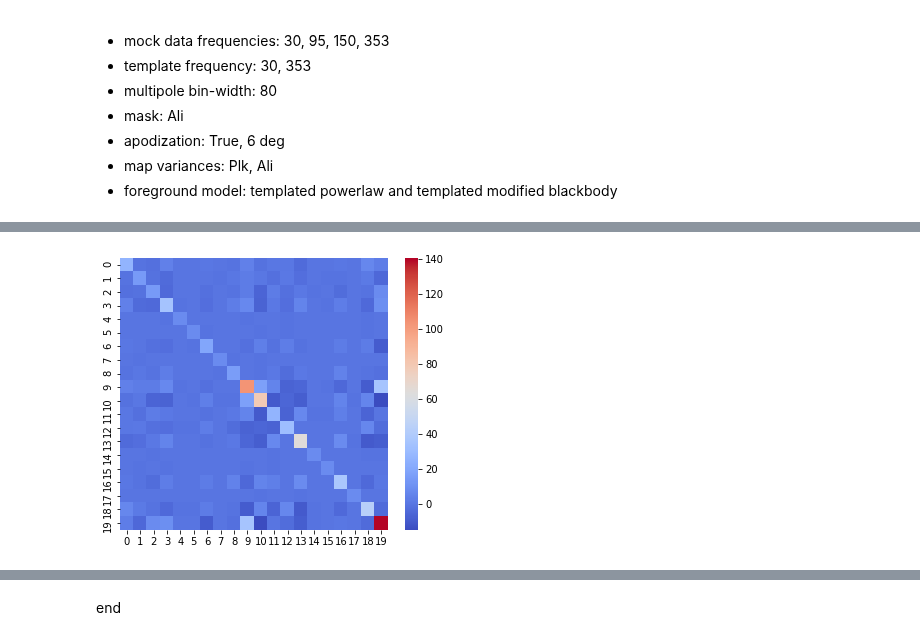
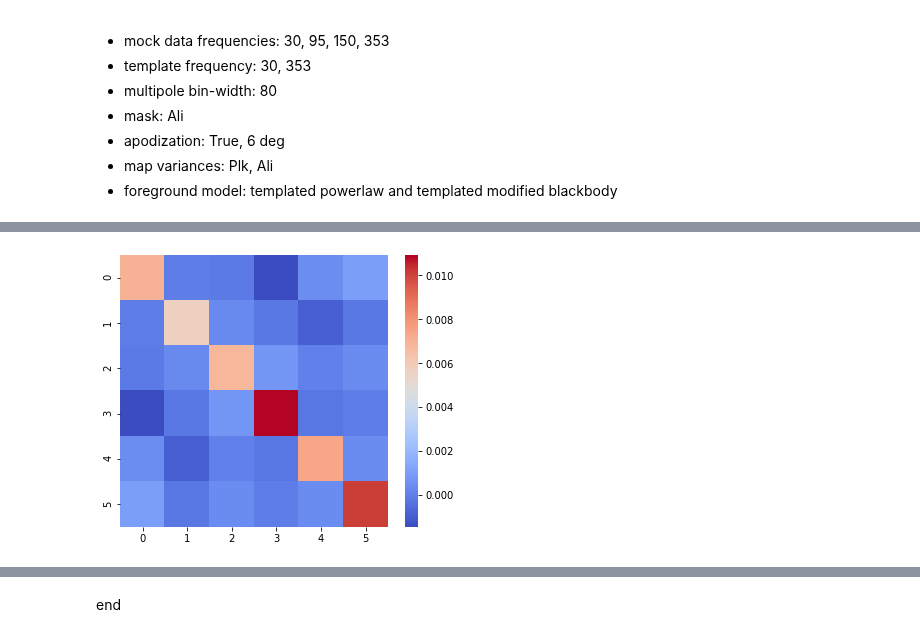
Before and after one commit to gioacchinowang/afra, a Jupyter notebook: tutorials/tutorial07.ipynb, the cells around one changed output, grey strips where cells are left out. Cells and saved outputs as stored; diff of their text form; code cells hidden in the pictures.

```diff
--- a/tutorials/tutorial07.ipynb
+++ b/tutorials/tutorial07.ipynb
@@ -184,47 +173,41 @@ Wall time: 2min 18s
 # %%
 %%time
 
-FREQS = [95.,150.,353.]
+FREQS = [95.,150.]
 NMAP = 1
 RESAMP = 30
 APOSCALE = 6.
 PSBIN = 80
 
 fullmap = dict()
-fullmap[353] = map353[0].reshape(1,-1)
 fullmap[95] = map95[0].reshape(1,-1)
 fullmap[150] = map150[0].reshape(1,-1)
 
 fullvar = dict()
-fullvar[353] = vmap353[0].reshape(1,-1)
 fullvar[95] = vmap95[0].reshape(1,-1)
 fullvar[150] = vmap150[0].reshape(1,-1)
 
 fullbeam = dict()
-fullbeam[353] = fwhm[3]
 fullbeam[95] = fwhm[1]
 fullbeam[150] = fwhm[2]
 
-pipeline = ap.tpfpipe(fullmap,mask=mask.reshape(1,-1),variances=fullvar,fwhms=fullbeam)
+pipeline = af.tpfpipe(fullmap,mask=mask.reshape(1,-1),variances=fullvar,fwhms=fullbeam)
 mock_cov = pipeline.preprocess_simple(aposcale=APOSCALE,psbin=PSBIN,nsamp=RESAMP)[1]
 
 fig,ax = plt.subplots(figsize=(6,5))
 sns.heatmap(mock_cov,cmap='coolwarm',annot=False,ax=ax)
 
 tmpmap = dict()
-tmpmap[353] = map353[0].reshape(1,-1)
-
-tmpmap_fwhms = dict()
-tmpmap_fwhms[353] = fwhm[-1]
+tmpmap[353] = map353f[0].reshape(1,-1)
 
 d = dustmodel(freqs=FREQS,nmap=NMAP,mask=mask.reshape(1,-1),aposcale=APOSCALE,psbin=PSBIN,
-              templates=tmpmap,template_fwhms=tmpmap_fwhms)
+              templates=tmpmap,template_fwhms=None)
 d.reset({'beta_d':1.5})
 
 b = cmbmodel(freqs=FREQS,nmap=NMAP,mask=mask.reshape(1,-1),aposcale=APOSCALE,psbin=PSBIN)
 
 # update CMB band powers by realistic values
-est = ap.pstimator(nside=NSIDE,mask=mask.reshape(1,-1),aposcale=APOSCALE,psbin=PSBIN)
+est = pstimator(nside=NSIDE,mask=mask.reshape(1,-1),aposcale=APOSCALE,psbin=PSBIN)
 auto_cmb_t = est.auto_t(mapcmb[0].reshape(1,-1))
 for i in range(len(auto_cmb_t[0])):
     name = 'bp_c_T_'+str(auto_cmb_t[0][i])
@@ -281,53 +264,43 @@ Wall time: 2min 30s
 # %%
 %%time
 
-FREQS = [30.,95.,150.,353.]
+FREQS = [95.,150.]
 NMAP = 1
 RESAMP = 40
 APOSCALE = 6.
 PSBIN = 80
 
 fullmap = dict()
-fullmap[30] = map30[0].reshape(1,-1)
-fullmap[353] = map353[0].reshape(1,-1)
 fullmap[95] = map95[0].reshape(1,-1)
 fullmap[150] = map150[0].reshape(1,-1)
 
 fullvar = dict()
-fullvar[30] = vmap30[0].reshape(1,-1)
-fullvar[353] = vmap353[0].reshape(1,-1)
 fullvar[95] = vmap95[0].reshape(1,-1)
 fullvar[150] = vmap150[0].reshape(1,-1)
 
 fullbeam = dict()
-fullbeam[30] = fwhm[0]
-fullbeam[353] = fwhm[3]
 fullbeam[95] = fwhm[1]
 fullbeam[150] = fwhm[2]
 
-pipeline = ap.tpfpipe(fullmap,mask=mask.reshape(1,-1),variances=fullvar,fwhms=fullbeam)
+pipeline = af.tpfpipe(fullmap,mask=mask.reshape(1,-1),variances=fullvar,fwhms=fullbeam)
 mock_cov = pipeline.preprocess_simple(aposcale=APOSCALE,psbin=PSBIN,nsamp=RESAMP)[1]
 
 fig,ax = plt.subplots(figsize=(6,5))
 sns.heatmap(mock_cov,cmap='coolwarm',annot=False,ax=ax)
 
 tmpmap = dict()
-tmpmap[30] = map30[0].reshape(1,-1)
-tmpmap[353] = map353[0].reshape(1,-1)
-
-tmpmap_fwhms = dict()
-tmpmap_fwhms[30] = fwhm[0]
-tmpmap_fwhms[353] = fwhm[-1]
+tmpmap[30] = map30f[0].reshape(1,-1)
+tmpmap[353] = map353f[0].reshape(1,-1)
 
 c = syncdustmodel(freqs=FREQS,nmap=NMAP,mask=mask.reshape(1,-1),aposcale=APOSCALE,psbin=PSBIN,
-                  templates=tmpmap,template_fwhms=tmpmap_fwhms)
-c.reset({'beta_s':-3.3})
+                  templates=tmpmap,template_fwhms=None)
+c.reset({'beta_s':-3.})
 c.reset({'beta_d':1.5})
 
 b = cmbmodel(freqs=FREQS,nmap=NMAP,mask=mask.reshape(1,-1),aposcale=APOSCALE,psbin=PSBIN)
 
 # update CMB band powers by realistic values
-est = ap.pstimator(nside=NSIDE,mask=mask.reshape(1,-1),aposcale=APOSCALE,psbin=PSBIN)
+est = pstimator(nside=NSIDE,mask=mask.reshape(1,-1),aposcale=APOSCALE,psbin=PSBIN)
 auto_cmb_t = est.auto_t(mapcmb[0].reshape(1,-1))
 for i in range(len(auto_cmb_t[0])):
     name = 'bp_c_T_'+str(auto_cmb_t[0][i])
@@ -345,4 +318,4 @@ Wall time: 4min 36s
-[figure, old version]
+[figure, new version]
 # %%
 %%time
 
```
Also changed, not shown: parts of 9 cells of this notebook, 29 other files.
